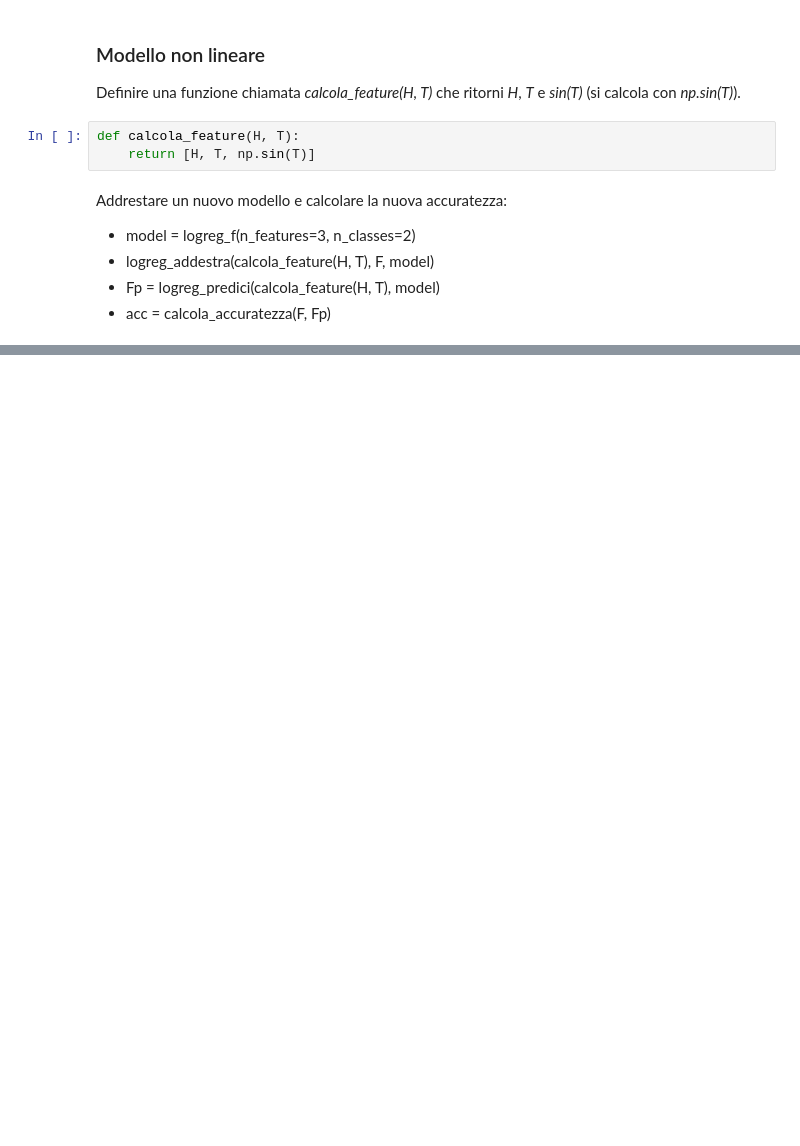
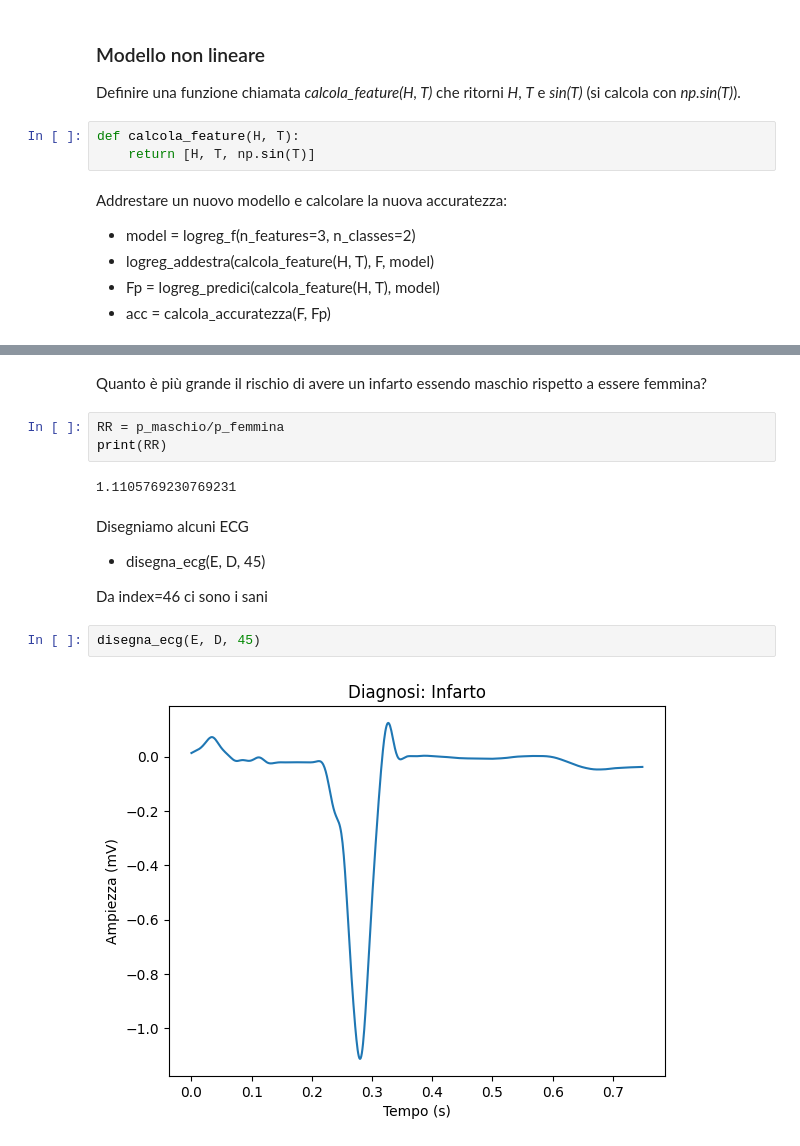
Before and after one commit to BiSPLab/polaris, a Jupyter notebook: lab.ipynb, the cells around one changed output, grey strips where cells are left out. Saved outputs shown, nothing was run; the diff lists cells and outputs as text; blank space fills up the shorter version.

```diff
--- a/lab.ipynb
+++ b/lab.ipynb
@@ -368,0 +585,16 @@ disegna_decision_boundary([H, T], model, calcola_feature)
+# %% [markdown]
+Quanto è più grande il rischio di avere un infarto essendo maschio rispetto a essere femmina?
+# %%
+RR = p_maschio/p_femmina
+print(RR)
+# %% [output]
+1.1105769230769231
+# %% [markdown]
+Disegniamo alcuni ECG
+- disegna_ecg(E, D, 45)
+
+Da index=46 ci sono i sani
+# %%
+disegna_ecg(E, D, 45)
+# %% [output]
+[figure, added]
```
Also changed, not shown: parts of 75 cells of this notebook, 2 other files.
